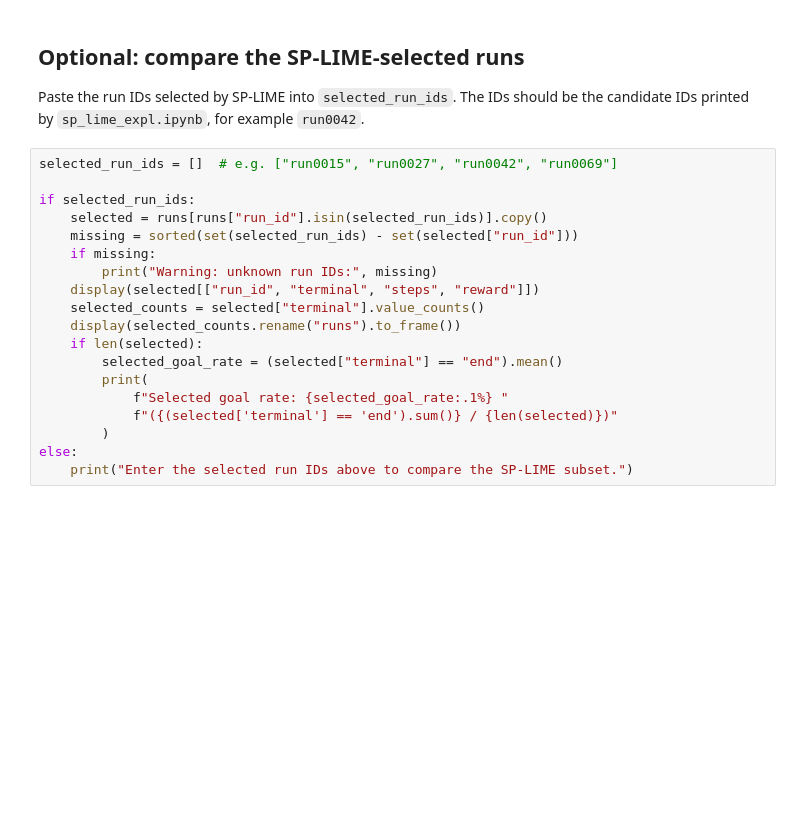
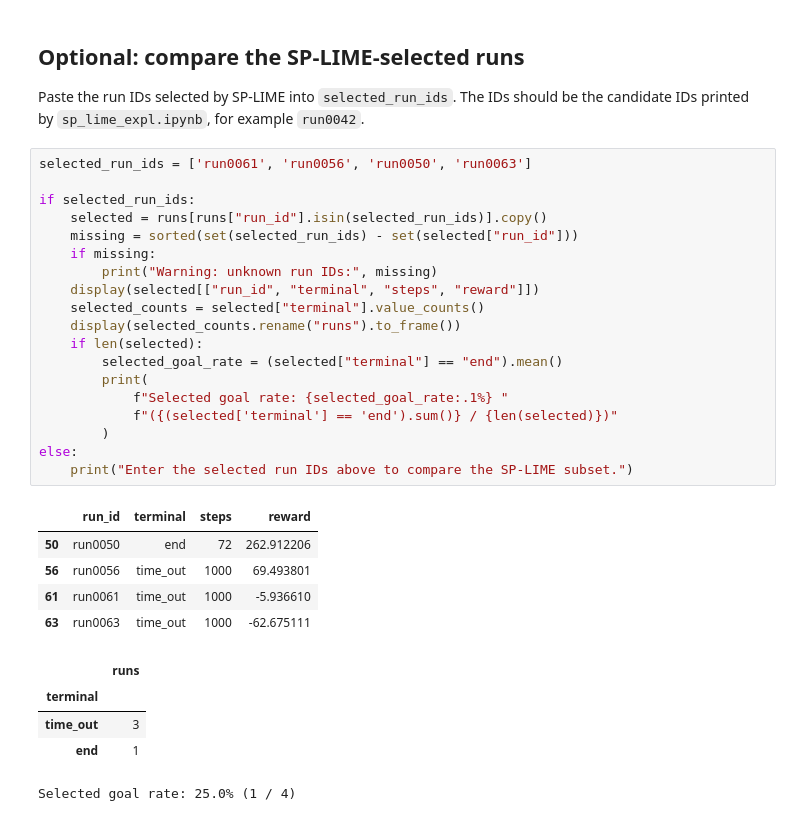
Before and after one commit to IrYav/fully-autonomous-maritime-xAI, a Jupyter notebook: Explanations/LimeNotebooks/collision_statistics.ipynb, the cells around one changed output. Cells and saved outputs as stored; diff of their text form; blank space fills up the shorter version.

Commit message:
Evaluation of success rate of the training set

```diff
--- a/Explanations/LimeNotebooks/collision_statistics.ipynb
+++ b/Explanations/LimeNotebooks/collision_statistics.ipynb
@@ -98,21 +120,32 @@ plt.show()
 
 Paste the run IDs selected by SP-LIME into `selected_run_ids`. The IDs should be the candidate IDs printed by `sp_lime_expl.ipynb`, for example `run0042`.
 # %%
-selected_run_ids = []  # e.g. ["run0015", "run0027", "run0042", "run0069"]
+selected_run_ids = ['run0061', 'run0056', 'run0050', 'run0063']
 
 if selected_run_ids:
     selected = runs[runs["run_id"].isin(selected_run_ids)].copy()
     missing = sorted(set(selected_run_ids) - set(selected["run_id"]))
     if missing:
         print("Warning: unknown run IDs:", missing)
     display(selected[["run_id", "terminal", "steps", "reward"]])
     selected_counts = selected["terminal"].value_counts()
     display(selected_counts.rename("runs").to_frame())
     if len(selected):
         selected_goal_rate = (selected["terminal"] == "end").mean()
         print(
             f"Selected goal rate: {selected_goal_rate:.1%} "
             f"({(selected['terminal'] == 'end').sum()} / {len(selected)})"
         )
 else:
     print("Enter the selected run IDs above to compare the SP-LIME subset.")
+# %% [output]
+|  | run_id | terminal | steps | reward |
+| 50 | run0050 | end | 72 | 262.912206 |
+| 56 | run0056 | time_out | 1000 | 69.493801 |
+| 61 | run0061 | time_out | 1000 | -5.936610 |
+| 63 | run0063 | time_out | 1000 | -62.675111 |
+|  | runs |
+| terminal |  |
+| time_out | 3 |
+| end | 1 |
+Selected goal rate: 25.0% (1 / 4)
```
Also changed, not shown: parts of 4 cells of this notebook.
